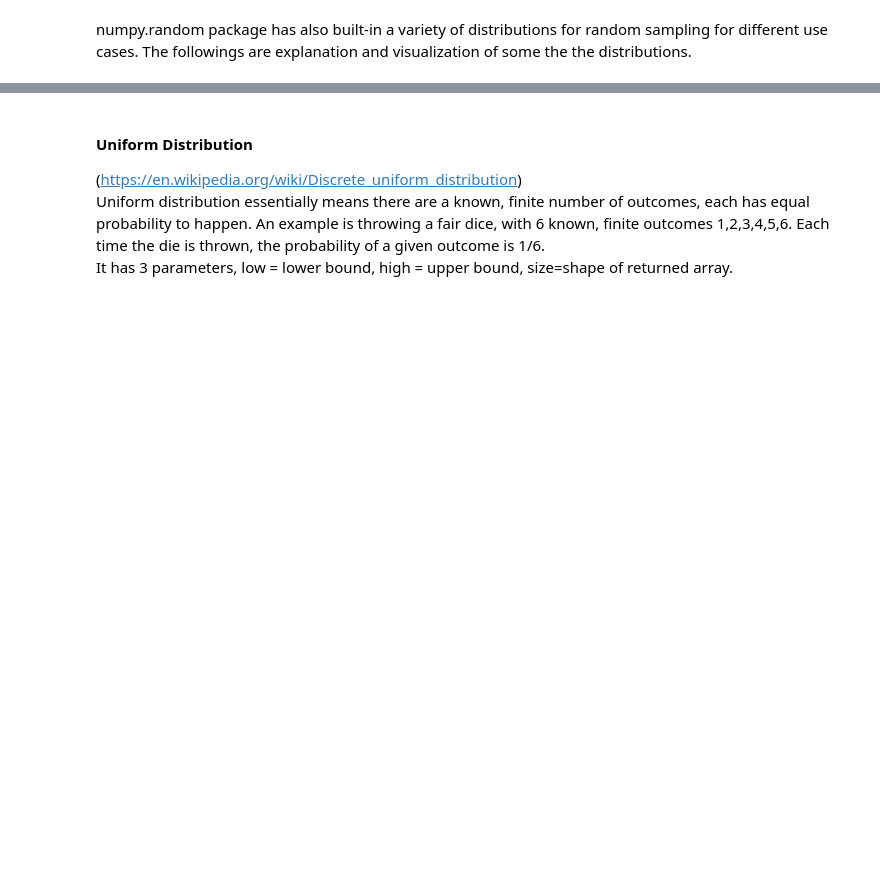
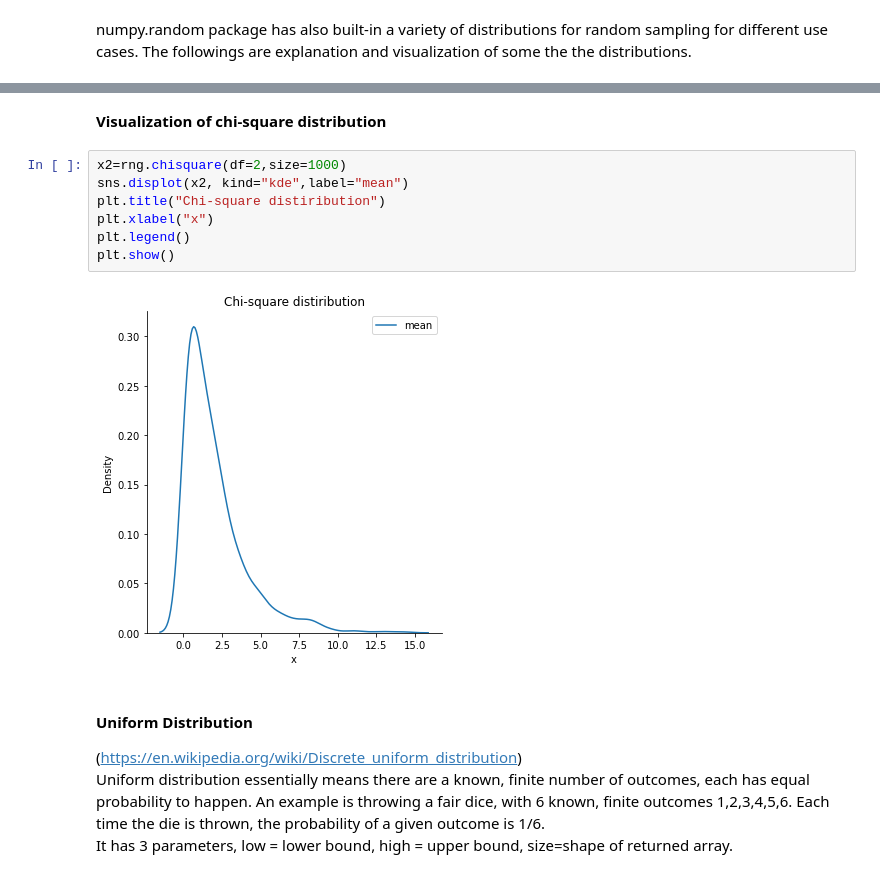
Before and after one commit to HazelIP/Programming-for-DA-assignment, a Jupyter notebook: Numpy Random package.ipynb, the cells around one changed output, grey strips where cells are left out. Saved outputs shown, nothing was run; the diff lists cells and outputs as text; blank space fills up the shorter version.

```diff
--- a/Numpy Random package.ipynb
+++ b/Numpy Random package.ipynb
@@ -431,3 +503,14 @@ plt.show()
+# %% [markdown]
+**Visualization of chi-square distribution**
+# %%
+x2=rng.chisquare(df=2,size=1000)
+sns.displot(x2, kind="kde",label="mean")
+plt.title("Chi-square distiribution")
+plt.xlabel("x")
+plt.legend()
+plt.show()
+# %% [output]
+[figure, added]
 # %% [markdown]
 #### Uniform Distribution
 (https://en.wikipedia.org/wiki/Discrete_uniform_distribution) <br>
```
Also changed, not shown: parts of 57 cells of this notebook.
